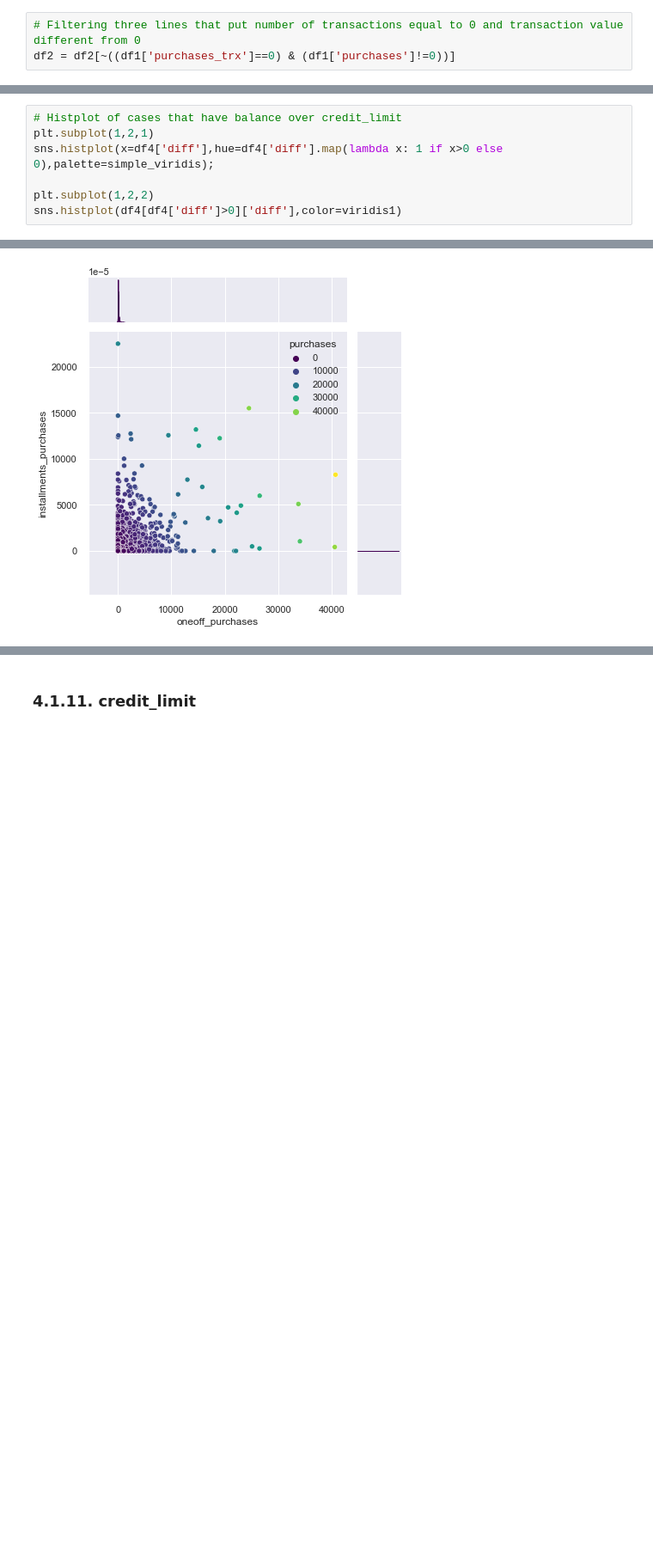
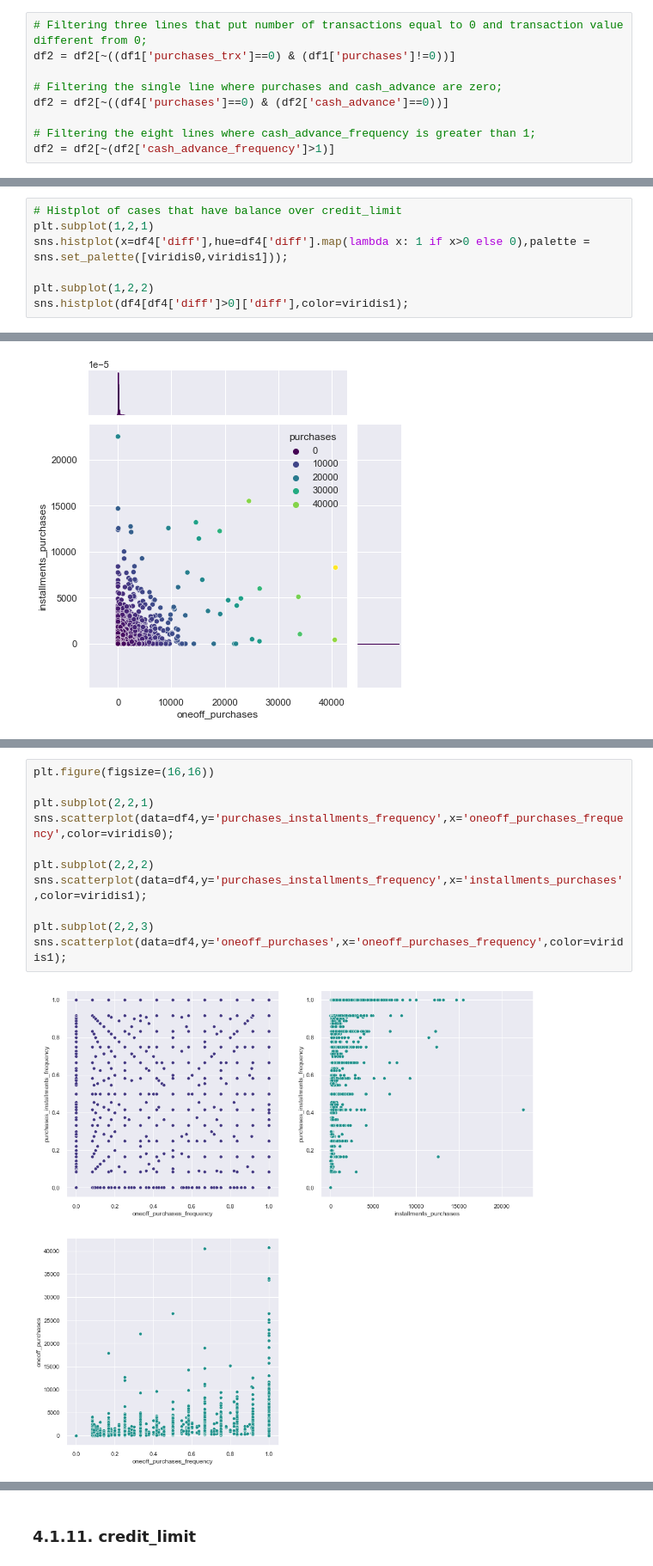
Before and after one commit to Matheus-Homem/international_bank_marketing, a Jupyter notebook: notebooks/c4_exploratory_data_analysis.ipynb, the cells around one changed output, grey strips where cells are left out. Shown at 86% size. Saved outputs shown, nothing was run; the diff lists cells and outputs as text; blank space fills up the shorter version.

Commit message:
Update cash_advance analysis

```diff
--- a/notebooks/c4_exploratory_data_analysis.ipynb
+++ b/notebooks/c4_exploratory_data_analysis.ipynb
@@ -191,8 +191,14 @@ metrics
 # %%
 df2 = df1.copy()
 # %%
-# Filtering three lines that put number of transactions equal to 0 and transaction value different from 0
+# Filtering three lines that put number of transactions equal to 0 and transaction value different from 0;
 df2 = df2[~((df1['purchases_trx']==0) & (df1['purchases']!=0))]
+
+# Filtering the single line where purchases and cash_advance are zero;
+df2 = df2[~((df4['purchases']==0) & (df2['cash_advance']==0))]
+
+# Filtering the eight lines where cash_advance_frequency is greater than 1;
+df2 = df2[~(df2['cash_advance_frequency']>1)]
 # %% [markdown]
 # 3. Feature Engineering
 # %%
@@ -295,8 +301,8 @@ df4[df4['diff'].isin(df4['diff'].sort_values(ascending=False)[:5].values.tolist(
 # %%
 # Histplot of cases that have balance over credit_limit
 plt.subplot(1,2,1)
-sns.histplot(x=df4['diff'],hue=df4['diff'].map(lambda x: 1 if x>0 else 0),palette=simple_viridis);
+sns.histplot(x=df4['diff'],hue=df4['diff'].map(lambda x: 1 if x>0 else 0),palette = sns.set_palette([viridis0,viridis1]));
 
 plt.subplot(1,2,2)
-sns.histplot(df4[df4['diff']>0]['diff'],color=viridis1)
+sns.histplot(df4[df4['diff']>0]['diff'],color=viridis1);
 # %% [output]
@@ -349 +342,14 @@ sns.histplot(df4['purchases_frequency'],bins=20)
+# %%
+plt.figure(figsize=(16,16))
+
+plt.subplot(2,2,1)
+sns.scatterplot(data=df4,y='purchases_installments_frequency',x='oneoff_purchases_frequency',color=viridis0);
+
+plt.subplot(2,2,2)
+sns.scatterplot(data=df4,y='purchases_installments_frequency',x='installments_purchases',color=viridis1);
+
+plt.subplot(2,2,3)
+sns.scatterplot(data=df4,y='oneoff_purchases',x='oneoff_purchases_frequency',color=viridis1);
+# %% [output]
+[figure, added]
 # %% [markdown]
```
Also changed, not shown: parts of 19 cells of this notebook.
